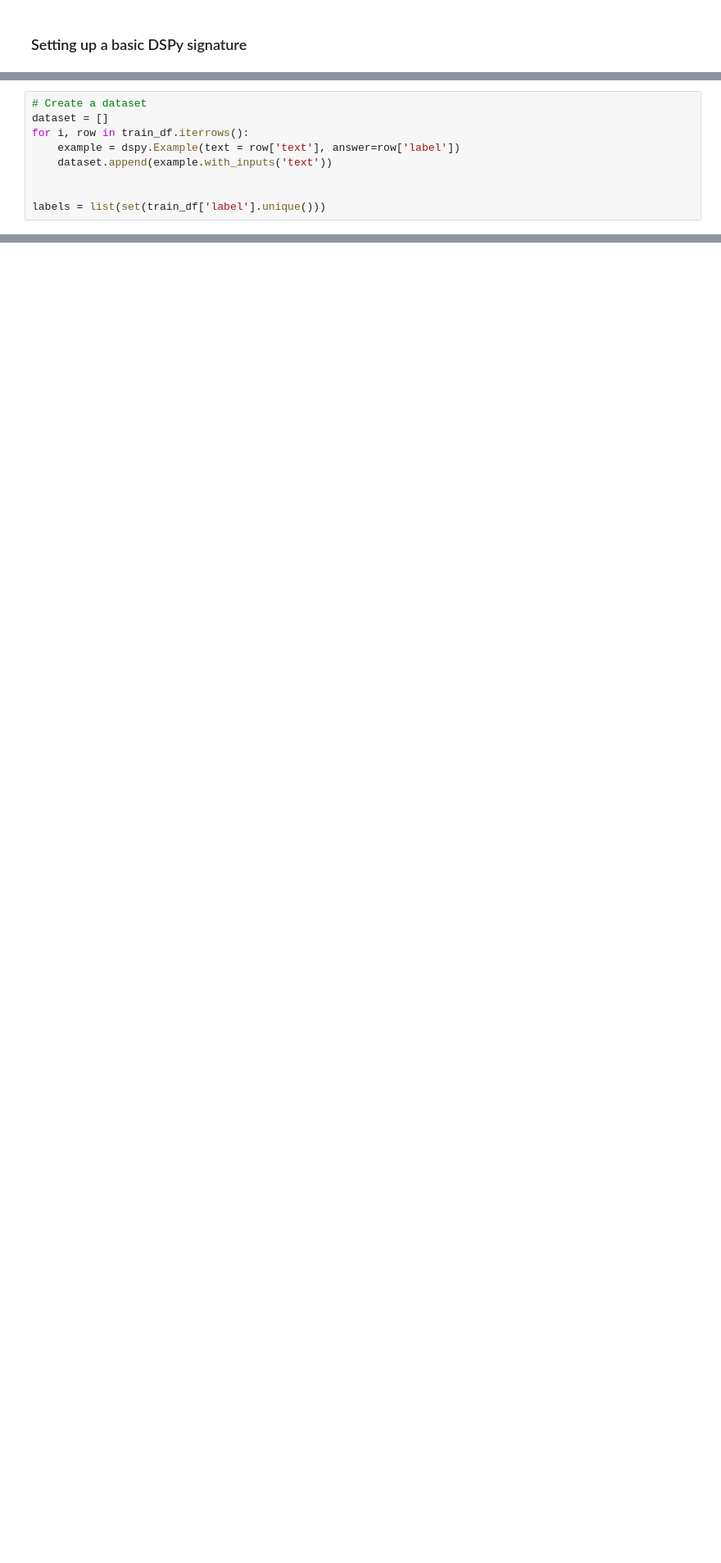
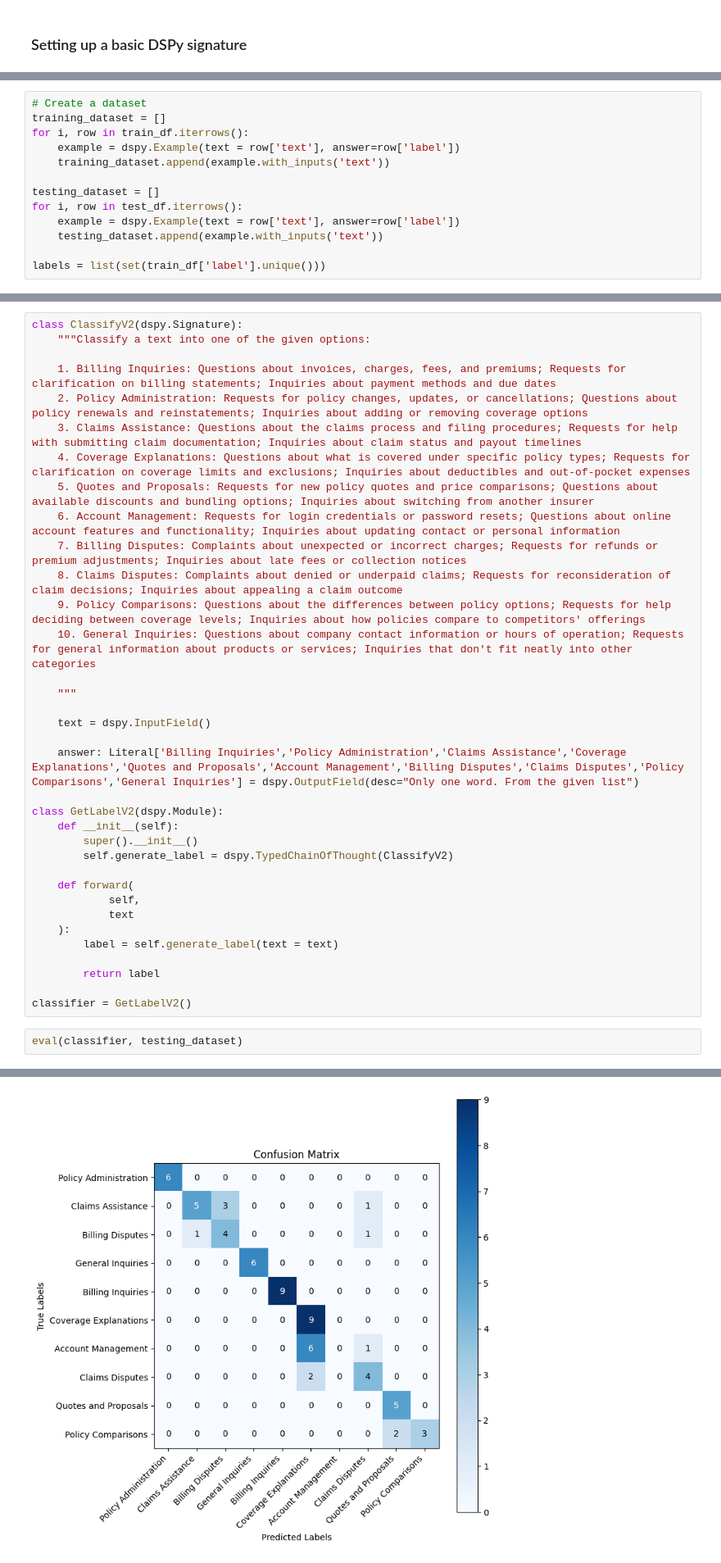
Before and after one commit to WckD123/DSPyClassification, a Jupyter notebook: dspyClassification.ipynb, the cells around one changed output, grey strips where cells are left out. Shown at 82% size. Saved outputs shown, nothing was run; the diff lists cells and outputs as text; blank space fills up the shorter version.

```diff
--- a/dspyClassification.ipynb
+++ b/dspyClassification.ipynb
@@ -153,10 +163,14 @@ class GetLabel(dspy.Module):
 # %%
 # Create a dataset
-dataset = []
+training_dataset = []
 for i, row in train_df.iterrows():
     example = dspy.Example(text = row['text'], answer=row['label'])
-    dataset.append(example.with_inputs('text'))
+    training_dataset.append(example.with_inputs('text'))
 
+testing_dataset = []
+for i, row in test_df.iterrows():
+    example = dspy.Example(text = row['text'], answer=row['label'])
+    testing_dataset.append(example.with_inputs('text'))
 
 labels = list(set(train_df['label'].unique()))
 # %%
@@ -234,0 +248,38 @@ Confusion Matrix
+# %%
+class ClassifyV2(dspy.Signature):
+    """Classify a text into one of the given options:
+
+    1. Billing Inquiries: Questions about invoices, charges, fees, and premiums; Requests for clarification on billing statements; Inquiries about payment methods and due dates
+    2. Policy Administration: Requests for policy changes, updates, or cancellations; Questions about policy renewals and reinstatements; Inquiries about adding or removing coverage options
+    3. Claims Assistance: Questions about the claims process and filing procedures; Requests for help with submitting claim documentation; Inquiries about claim status and payout timelines
+    4. Coverage Explanations: Questions about what is covered under specific policy types; Requests for clarification on coverage limits and exclusions; Inquiries about deductibles and out-of-pocket expenses
+    5. Quotes and Proposals: Requests for new policy quotes and price comparisons; Questions about available discounts and bundling options; Inquiries about switching from another insurer
+    6. Account Management: Requests for login credentials or password resets; Questions about online account features and functionality; Inquiries about updating contact or personal information
+    7. Billing Disputes: Complaints about unexpected or incorrect charges; Requests for refunds or premium adjustments; Inquiries about late fees or collection notices
+    8. Claims Disputes: Complaints about denied or underpaid claims; Requests for reconsideration of claim decisions; Inquiries about appealing a claim outcome
+    9. Policy Comparisons: Questions about the differences between policy options; Requests for help deciding between coverage levels; Inquiries about how policies compare to competitors' offerings
+    10. General Inquiries: Questions about company contact information or hours of operation; Requests for general information about products or services; Inquiries that don't fit neatly into other categories
+
+    """
+
+    text = dspy.InputField()
+
+    answer: Literal['Billing Inquiries','Policy Administration','Claims Assistance','Coverage Explanations','Quotes and Proposals','Account Management','Billing Disputes','Claims Disputes','Policy Comparisons','General Inquiries'] = dspy.OutputField(desc="Only one word. From the given list")
+
+class GetLabelV2(dspy.Module):
+    def __init__(self):
+        super().__init__()
+        self.generate_label = dspy.TypedChainOfThought(ClassifyV2)
+
+    def forward(
+            self,
+            text
+    ):
+        label = self.generate_label(text = text)
+
+        return label
+
+classifier = GetLabelV2()
+# %%
+eval(classifier, testing_dataset)
+# %% [output]
@@ -234,0 +305 @@ Confusion Matrix
+[figure, added]
```
Also changed, not shown: parts of 10 cells of this notebook, 2 other files.
